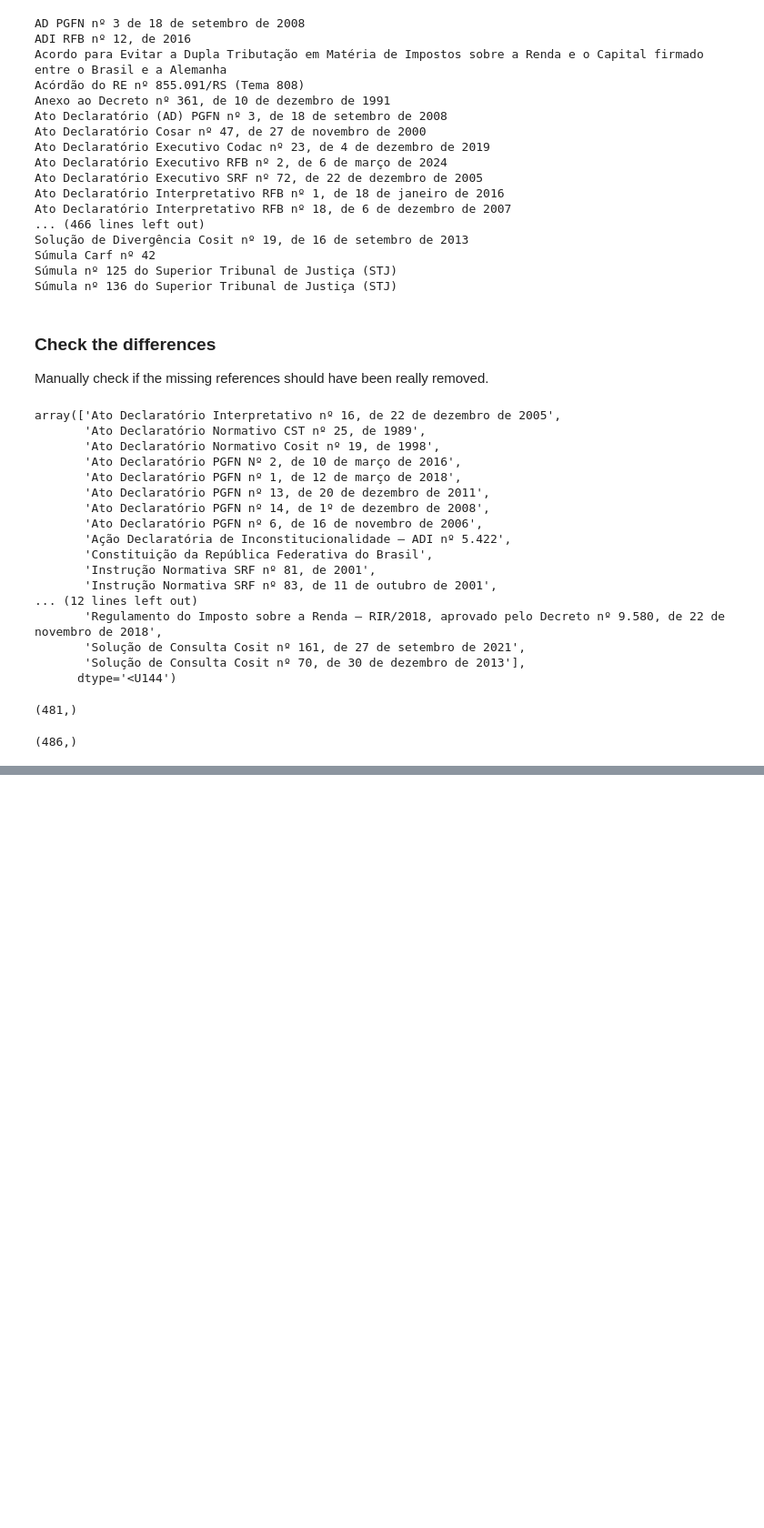
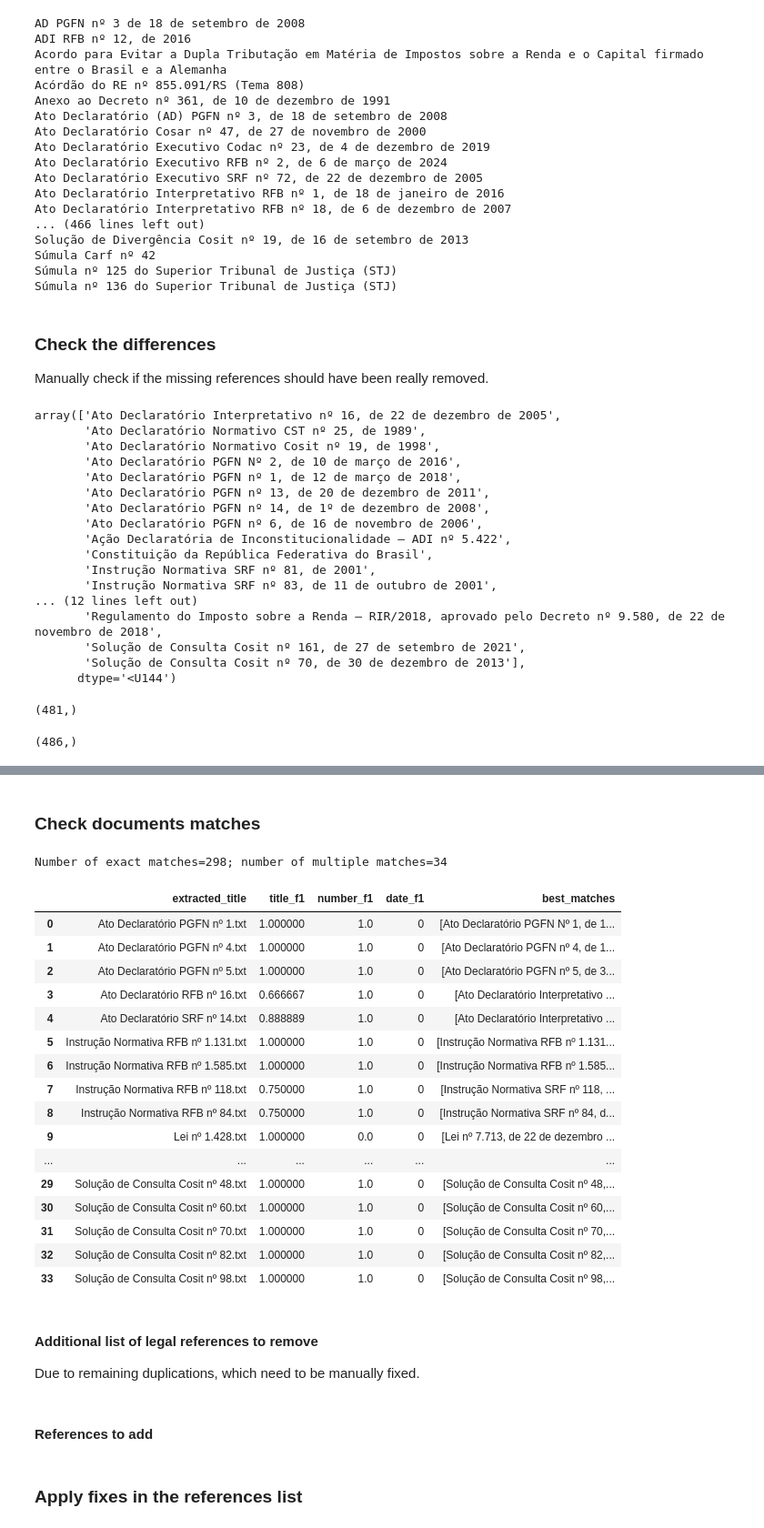
Before and after one commit to eduseiti/legal_datasets, a Jupyter notebook: explore_deduplication_strategies.ipynb, the cells around one changed output, grey strips where cells are left out. Shown at 91% size. Drawn from its saved outputs; the diff is of its cells as text; code cells hidden in the pictures; blank space fills up the shorter version.

Commit message:
Producing final list of missing references to extract

```diff
--- a/explore_deduplication_strategies.ipynb
+++ b/explore_deduplication_strategies.ipynb
@@ -243,0 +259,29 @@ with open(DATA_PATH + "llama_deduplicated_embedded_and_annotated_reference_title
+# %%
+extracted_documents_parts = [split_document_name(which_document.split(".txt")[0]) for which_document in all_extracted_docs_titles]
+# %%
+extracted_documents_matches = []
+
+for extracted_id, extracted_doc in enumerate(extracted_documents_parts):
+
+    result = doc_matcher.get_best_match_for_parts(extracted_doc)
+
+    extracted_documents_matches.append({"extracted_title": all_extracted_docs_titles[extracted_id],
+                                        "title_f1": result["title_f1"],
+                                        "number_f1": result["number_f1"],
+                                        "date_f1": result["date_f1"],
+                                        "best_matches": result["best_matches"],})
+# %% [markdown]
+### Check documents matches
+# %%
+exact_matches = []
+multiple_matches = []
+
+for doc_match in extracted_documents_matches:
+    if len(doc_match['best_matches']) == 1:
+        exact_matches.append(doc_match)
+    else:
+        multiple_matches.append(doc_match)
+# %%
+print(f"Number of exact matches={len(exact_matches)}; number of multiple matches={len(multiple_matches)}")
+# %% [output]
+Number of exact matches=298; number of multiple matches=34
@@ -243,0 +290,27 @@ with open(DATA_PATH + "llama_deduplicated_embedded_and_annotated_reference_title
+# %%
+pd.set_option("display.max_colwidth", None)
+pd.set_option("display.max_rows", 500)
+# %%
+pd.DataFrame(multiple_matches)
+# %% [output]
+|  | extracted_title | title_f1 | number_f1 | date_f1 | best_matches |
+| 0 | Ato Declaratório PGFN nº 1.txt | 1.000000 | 1.0 | 0 | [Ato Declaratório PGFN Nº 1, de 1... |
+| 1 | Ato Declaratório PGFN nº 4.txt | 1.000000 | 1.0 | 0 | [Ato Declaratório PGFN nº 4, de 1... |
+| 2 | Ato Declaratório PGFN nº 5.txt | 1.000000 | 1.0 | 0 | [Ato Declaratório PGFN nº 5, de 3... |
+| 3 | Ato Declaratório RFB nº 16.txt | 0.666667 | 1.0 | 0 | [Ato Declaratório Interpretativo ... |
+| 4 | Ato Declaratório SRF nº 14.txt | 0.888889 | 1.0 | 0 | [Ato Declaratório Interpretativo ... |
+| 5 | Instrução Normativa RFB nº 1.131.txt | 1.000000 | 1.0 | 0 | [Instrução Normativa RFB nº 1.131... |
+| 6 | Instrução Normativa RFB nº 1.585.txt | 1.000000 | 1.0 | 0 | [Instrução Normativa RFB nº 1.585... |
+| 7 | Instrução Normativa RFB nº 118.txt | 0.750000 | 1.0 | 0 | [Instrução Normativa SRF nº 118, ... |
+| 8 | Instrução Normativa RFB nº 84.txt | 0.750000 | 1.0 | 0 | [Instrução Normativa SRF nº 84, d... |
+| 9 | Lei nº 1.428.txt | 1.000000 | 0.0 | 0 | [Lei nº 7.713, de 22 de dezembro ... |
+| ... | ... | ... | ... | ... | ... |
+| 29 | Solução de Consulta Cosit nº 48.txt | 1.000000 | 1.0 | 0 | [Solução de Consulta Cosit nº 48,... |
+| 30 | Solução de Consulta Cosit nº 60.txt | 1.000000 | 1.0 | 0 | [Solução de Consulta Cosit nº 60,... |
+| 31 | Solução de Consulta Cosit nº 70.txt | 1.000000 | 1.0 | 0 | [Solução de Consulta Cosit nº 70,... |
+| 32 | Solução de Consulta Cosit nº 82.txt | 1.000000 | 1.0 | 0 | [Solução de Consulta Cosit nº 82,... |
+| 33 | Solução de Consulta Cosit nº 98.txt | 1.000000 | 1.0 | 0 | [Solução de Consulta Cosit nº 98,... |
+# %% [markdown]
+#### Additional list of legal references to remove
+
+Due to remaining duplications, which need to be manually fixed.
@@ -243,0 +327,2 @@ with open(DATA_PATH + "llama_deduplicated_embedded_and_annotated_reference_title
+# %% [markdown]
+#### References to add
@@ -243,0 +334,2 @@ with open(DATA_PATH + "llama_deduplicated_embedded_and_annotated_reference_title
+# %% [markdown]
+### Apply fixes in the references list
```
Also changed, not shown: parts of 90 cells of this notebook, 2 other files.
